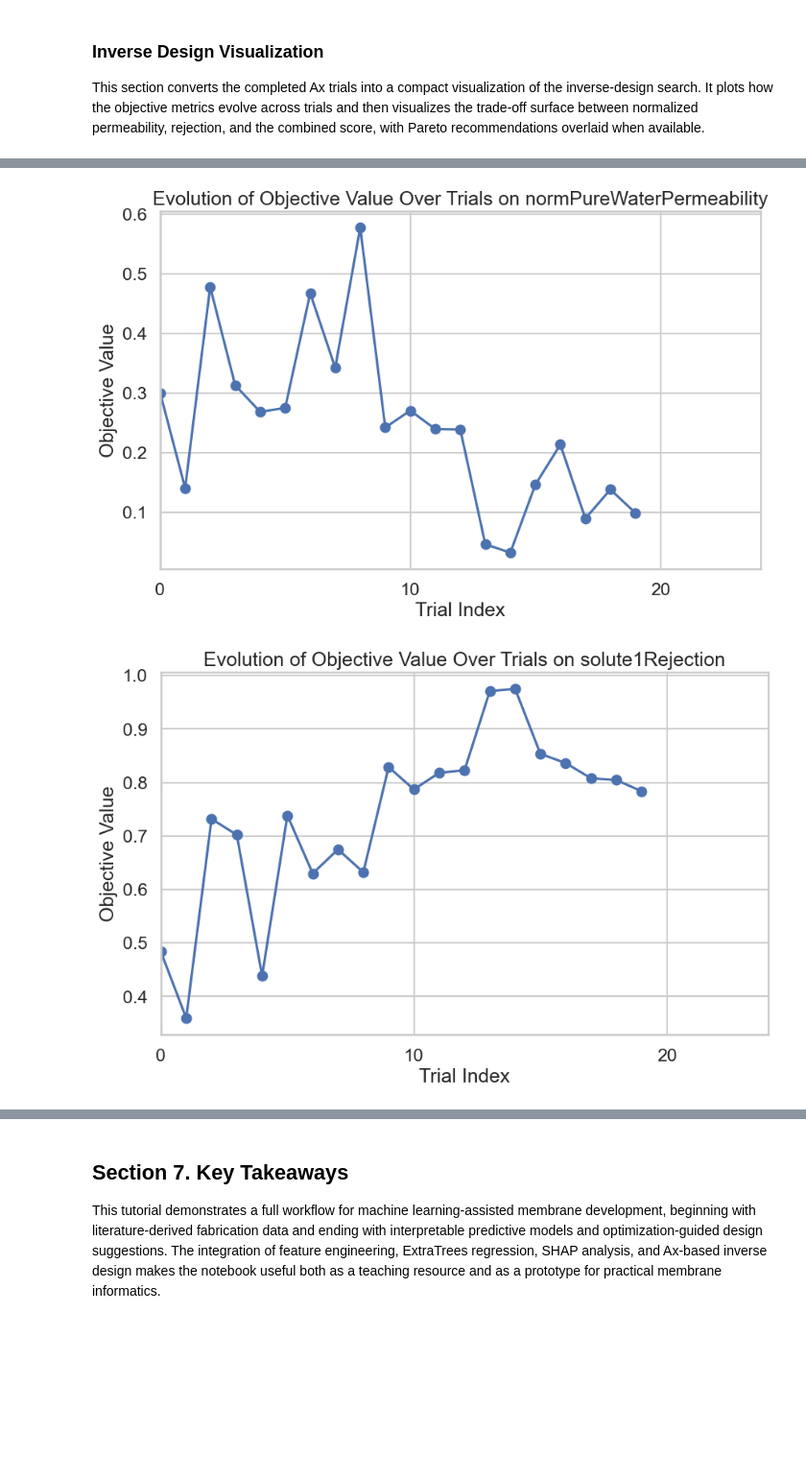
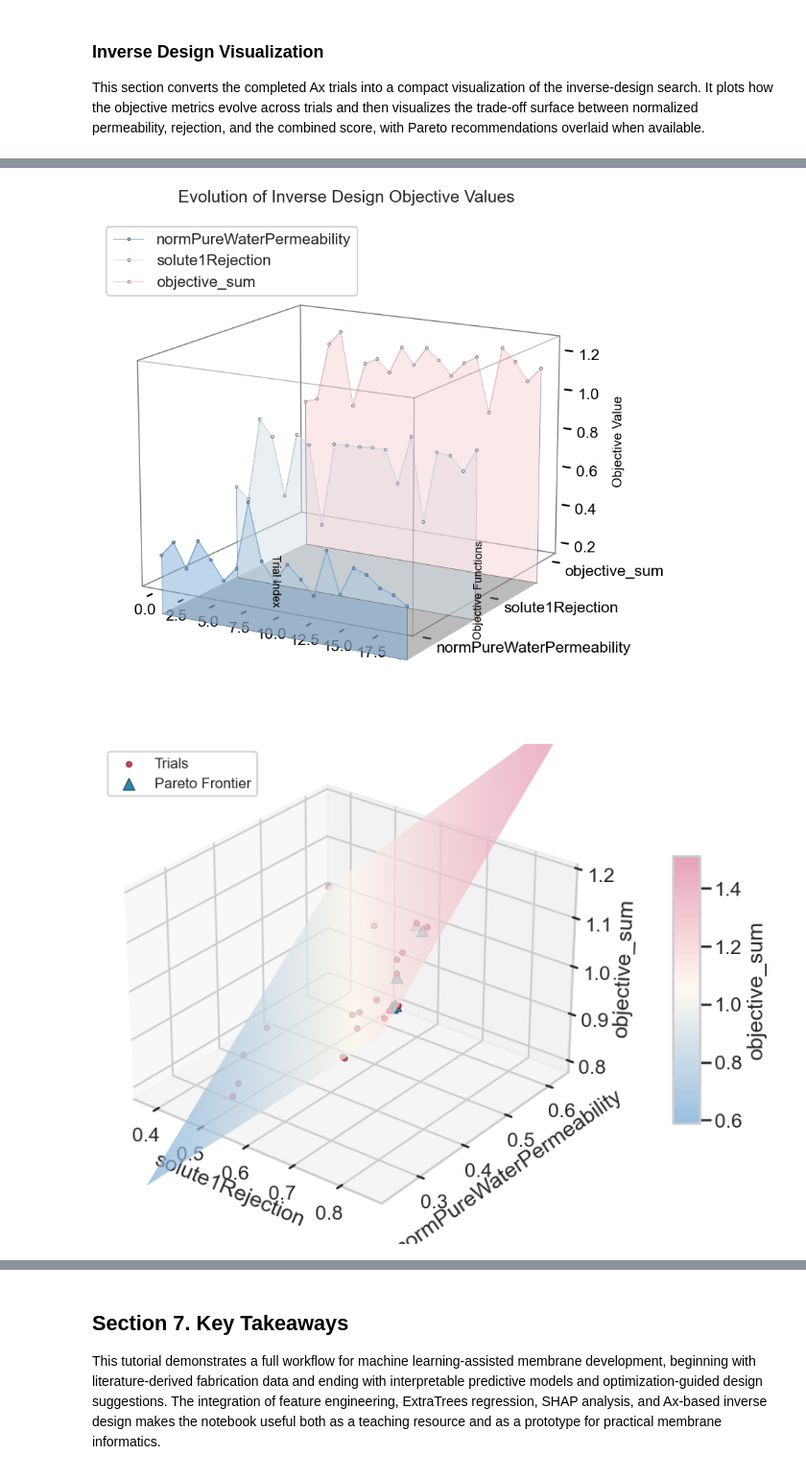
Before and after one commit to Oikiy/ML-MEM-Review, a Jupyter notebook: notebooks/Complete_notebook/Ml-MEM-Tut.ipynb, the cells around one changed output, grey strips where cells are left out. Shown at 96% size. Drawn from its saved outputs; the diff is of its cells as text; code cells hidden in the pictures; blank space fills up the shorter version.

```diff
--- a/notebooks/Complete_notebook/Ml-MEM-Tut.ipynb
+++ b/notebooks/Complete_notebook/Ml-MEM-Tut.ipynb
@@ -536,10 +558,17 @@ Use the beeswarm plot for directionality (high/low values push prediction up/dow
 and the bar plot for quick global ranking of important features.
 """
 # %%
+import importlib
+import utl_shap
+from utl_fileIO import file_io
+
+utl_shap = importlib.reload(utl_shap)
+
+figures_dir = os.path.join(PROJECT_ROOT, "outputs", "figures")
+
 # Loop over candidate targets to compute and plot SHAP values for model interpretation
-
 for target in candidate_targets:
-    shap_values, feature_names = shap_explain_target(
+    shap_values, feature_names, summary_fig, bar_fig = utl_shap.shap_explain_target(
         target=target,
         df_enriched=df_enriched,
         base_features=base_features,
@@ -547,6 +576,10 @@ for target in candidate_targets:
         random_state=RANDOM_STATE,
         max_samples=1000,
     )
+
+    safe_target = "".join(ch if ch.isalnum() else "_" for ch in str(target)).strip("_")
+    file_io("save", "figure", figures_dir, f"shap_summary_{safe_target}.png", data=summary_fig)
+    file_io("save", "figure", figures_dir, f"shap_importance_{safe_target}.png", data=bar_fig)
 # %% [output]
 === SHAP interpretation for target: Pure_Water_Permeability_{Lm^{-2}^h{-1}bar^{-1}} ===
 Loaded model from: c:\GITHUB_NEW\ML-MEM-Review\models\Pure_Water_Permeability_{Lm^{-2}^h{-1}bar^{-1}}_extratrees.pkl
@@ -703,5 +736,8 @@ client, results = run_ax_optimization(
     objective_thresholds=OBJECTIVE_THRESHOLDS,
     sobol_init=5,
     n_trials=20,
+    force_rebuild=True,
+    save_every_trials=5,
+    client_path=os.path.join(MODEL_PATH, "ax_client.pkl")
 )
 # %% [output]
@@ -895,41 +789,31 @@ Point 1:
 
 This section converts the completed Ax trials into a compact visualization of the inverse-design search. It plots how the objective metrics evolve across trials and then visualizes the trade-off surface between normalized permeability, rejection, and the combined score, with Pareto recommendations overlaid when available.
 # %%
-# import importlib
-# import utl_Ax
-
-# utl_Ax = importlib.reload(utl_Ax)
-# prepare_objective_history = utl_Ax.prepare_objective_history
-# plot_objective_evolution = utl_Ax.plot_objective_evolution
-# build_rbf_surface = utl_Ax.build_rbf_surface
-# plot_inverse_design_surface = utl_Ax.plot_inverse_design_surface
-# plot_inverse_design_contour = utl_Ax.plot_inverse_design_contour
+from utl_fileIO import file_io
 
 trial_metrics_df = pd.DataFrame(
     [{"trial_index": item["trial_index"], **item["metrics_raw"]} for item in results]
 )
 
-objective_names = [
-    name
-    for name in ["normPureWaterPermeability", "solute1Rejection"]
-    if name in trial_metrics_df.columns
-]
-
-history_df = prepare_objective_history(
-    trial_metrics_df,
-    objective_names=objective_names,
+summary = summarize_inverse_design_metrics_evolution(
+    trial_df=trial_metrics_df,
+    objective_names=["normPureWaterPermeability", "solute1Rejection"],
     trial_index_column="trial_index",
     aggregate_name="objective_sum",
+    aggregate_display_name="objective_sum",
+    title="Evolution of Inverse Design Objective Values",
+    cmap=custom_cmap,
 )
+
+history_df = summary["history_df"]
 display(history_df)
 
-plot_objective_evolution(
-    history_df,
-    objective_names=objective_names,
-    trial_index_column="trial_index",
-    aggregate_name="objective_sum",
-    aggregate_title="Evolution of Inverse Design Objective Values",
-)
+fig = summary["figure"]
+ax = summary["axes"]
+
+# Save inverse-design evolution figure
+figures_dir = os.path.join(PROJECT_ROOT, "outputs", "figures")
+file_io("save", "figure", figures_dir, "inverse_design_metrics_evolution.png", data=fig)
 
 frontier_rows = []
 if recommendations["mode"] == "scalarized":
@@ -970,7 +854,7 @@ else:
         smoothing=0.01,
     )
 
-    plot_inverse_design_surface(
+    surface_fig, surface_ax = plot_inverse_design_surface(
         surface_data,
         x_col="solute1Rejection",
         y_col="normPureWaterPermeability",
@@ -984,7 +868,9 @@ else:
         azim=-52,
     )
 
-    plot_inverse_design_contour(
+    file_io("save", "figure", figures_dir, "inverse_design_surface.png", data=surface_fig)
+
+    contour_fig, contour_ax = plot_inverse_design_contour(
         surface_data,
         x_col="solute1Rejection",
         y_col="normPureWaterPermeability",
@@ -995,6 +881,8 @@ else:
         frontier_color="#2E86AB",
         marker_size=40,
     )
+
+    file_io("save", "figure", figures_dir, "inverse_design_contour.png", data=contour_fig)
 # %% [output]
 |  | normPureWaterPermeability | solute1Rejection | trial_index | objective_sum |
 | 0 | 0.300406 | 0.483413 | 0 | 0.783819 |
@@ -1022,2 +910,2 @@ else:
-[figure, old version]
+[figure, new version]
-[figure, old version]
+[figure, new version]
```
Also changed, not shown: parts of 6 cells of this notebook, 19 other files.
